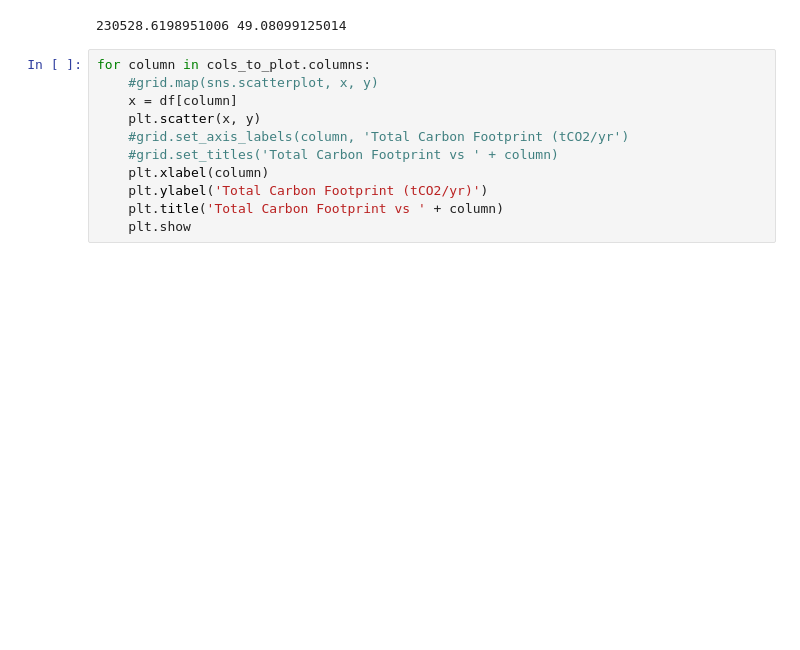
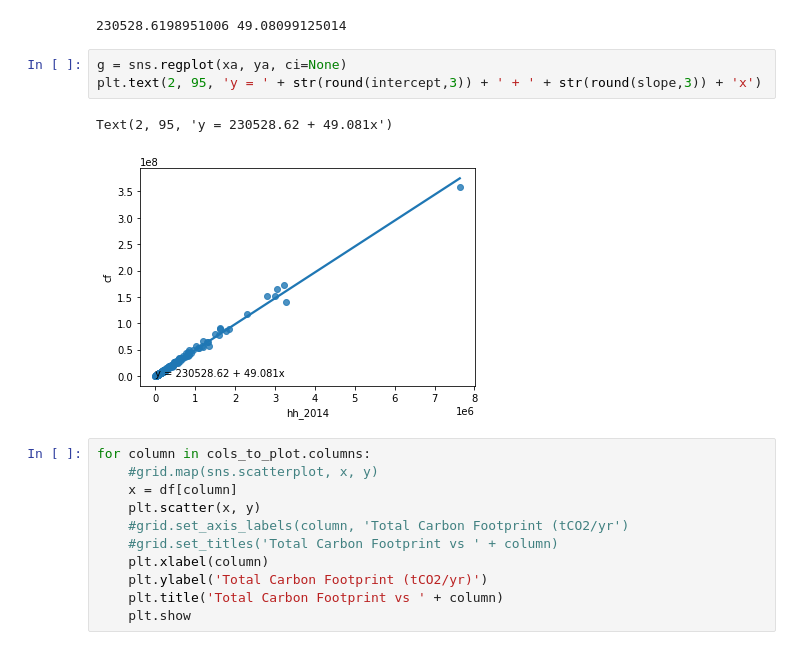
Before and after one commit to narslab/msa-emission-typologies, a Jupyter notebook: bin/jupyter/explanatory-plots.ipynb, the cells around one changed output. Drawn from its saved outputs; the diff is of its cells as text; blank space fills up the shorter version.

Commit message:
updated code for plots

```diff
--- a/bin/jupyter/explanatory-plots.ipynb
+++ b/bin/jupyter/explanatory-plots.ipynb
@@ -80,6 +80,12 @@ slope, intercept, r, g, sterr = scipy.stats.linregress(x=g.get_lines()[0].get_xd
 print(intercept, slope)
 # %% [output]
 230528.6198951006 49.08099125014
+# %%
+g = sns.regplot(xa, ya, ci=None)
+plt.text(2, 95, 'y = ' + str(round(intercept,3)) + ' + ' + str(round(slope,3)) + 'x')
+# %% [output]
+Text(2, 95, 'y = 230528.62 + 49.081x')
+[figure, added]
 # %%
 for column in cols_to_plot.columns:
     #grid.map(sns.scatterplot, x, y)
```
